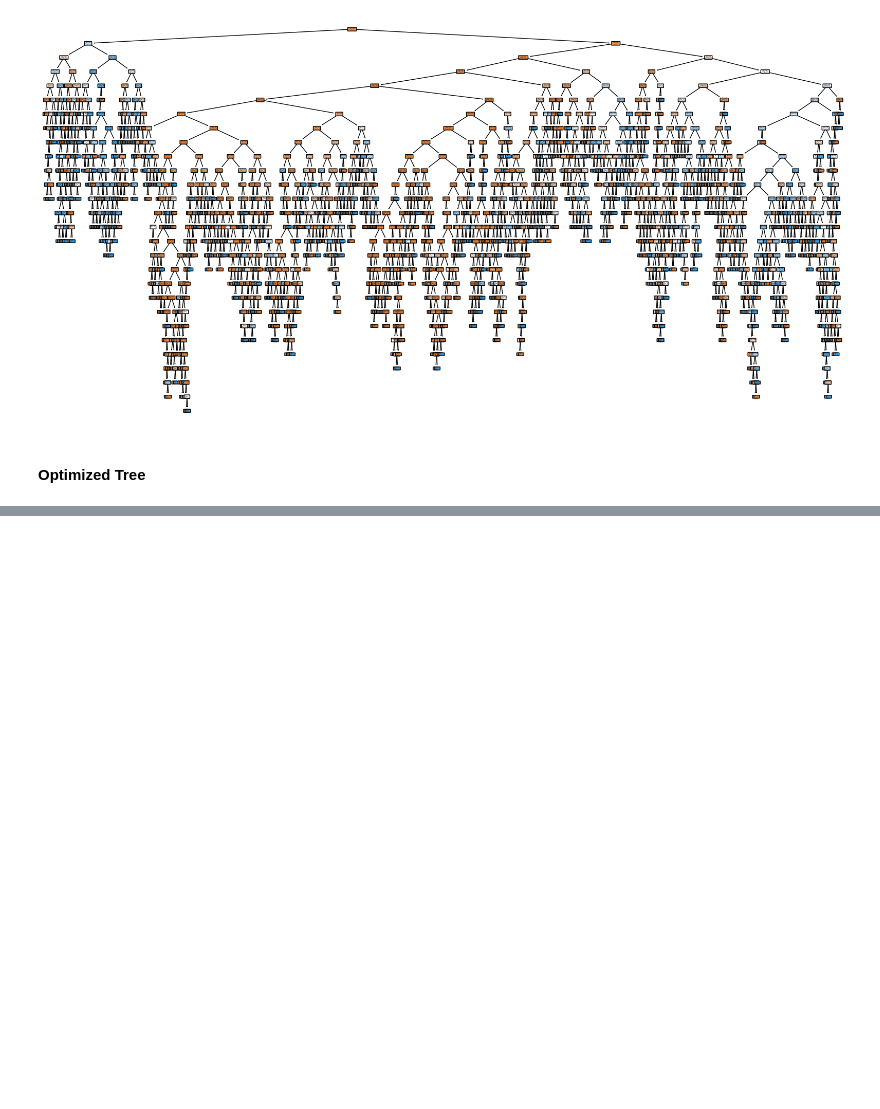
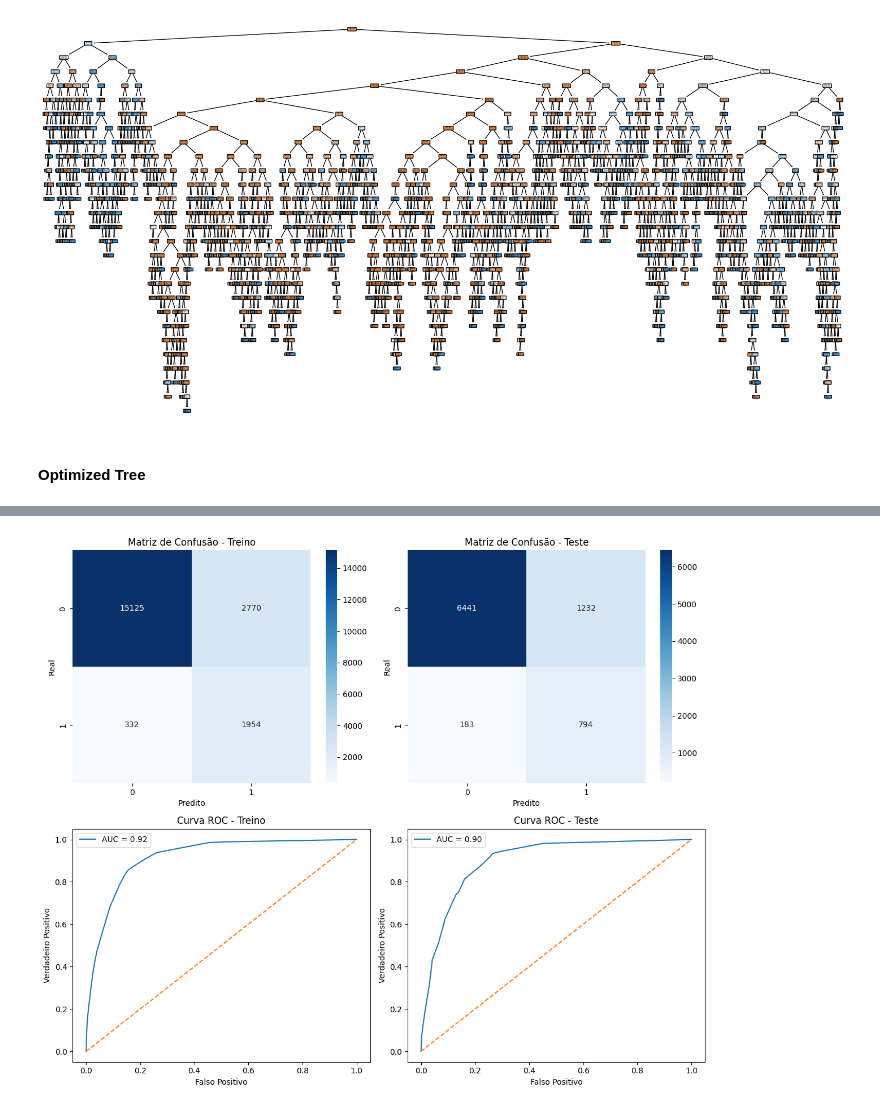
Before and after one commit to DKawaguch/Produto_Bancario, a Jupyter notebook: Bank_Marketing.ipynb, the cells around one changed output, grey strips where cells are left out. Saved outputs shown, nothing was run; the diff lists cells and outputs as text; code cells hidden in the pictures; blank space fills up the shorter version.

Commit message:
Finalização do PRojeto

```diff
--- a/Bank_Marketing.ipynb
+++ b/Bank_Marketing.ipynb
@@ -771,0 +551,95 @@ LEFT JOIN (
+# %%
+def train_prune_plot_decision_tree(df, target_column, random_state=88):
+	# Separar características e alvo
+	X = df.drop(columns=[target_column])
+	y = df[target_column]
+
+	# Dividir os dados em treino e teste
+	X_train, X_test, y_train, y_test = train_test_split(X, y, test_size=0.3, random_state=random_state)
+
+	# Treinar a árvore de decisão inicial
+	initial_tree = DecisionTreeClassifier(random_state=random_state)
+	param_grid = {
+		'criterion': ['gini', 'entropy'],
+		'splitter': ['best', 'random'],
+		'max_depth': [3, 5, 10, None],
+		'min_samples_split': [0.01, 0.05, 2, 5],
+		'min_samples_leaf': [0.01, 0.05, 1, 2, 4],
+		'max_features': ['sqrt', 'log2', None],
+		'class_weight': ['balanced', None]
+	}
+	grid = GridSearchCV(initial_tree, param_grid, cv=5, scoring='roc_auc', n_jobs=-1)
+	grid.fit(X_train, y_train)
+
+	# Melhor modelo encontrado
+	best_tree = grid.best_estimator_
+
+	# Poda da árvore
+	pruned_tree = DecisionTreeClassifier(
+		criterion=best_tree.criterion,
+		splitter=best_tree.splitter,
+		max_depth=5,  # Limitar a profundidade para evitar overfitting
+		min_samples_split=best_tree.min_samples_split,
+		min_samples_leaf=best_tree.min_samples_leaf,
+		max_features=best_tree.max_features,
+		class_weight=best_tree.class_weight,
+		random_state=random_state
+	)
+	pruned_tree.fit(X_train, y_train)
+
+	# Avaliação do modelo
+	y_train_pred = pruned_tree.predict(X_train)
+	y_test_pred = pruned_tree.predict(X_test)
+	y_train_prob = pruned_tree.predict_proba(X_train)[:, 1]
+	y_test_prob = pruned_tree.predict_proba(X_test)[:, 1]
+
+	# Plots
+	fig, axs = plt.subplots(2, 2, figsize=(12, 10))
+
+	# Matriz de confusão - Treino
+	sns.heatmap(confusion_matrix(y_train, y_train_pred), annot=True, fmt='d', cmap='Blues', ax=axs[0, 0])
+	axs[0, 0].set_title('Matriz de Confusão - Treino')
+	axs[0, 0].set_xlabel('Predito')
+	axs[0, 0].set_ylabel('Real')
+
+	# Matriz de confusão - Teste
+	sns.heatmap(confusion_matrix(y_test, y_test_pred), annot=True, fmt='d', cmap='Blues', ax=axs[0, 1])
+	axs[0, 1].set_title('Matriz de Confusão - Teste')
+	axs[0, 1].set_xlabel('Predito')
+	axs[0, 1].set_ylabel('Real')
+
+	# Curva ROC - Treino
+	fpr_train, tpr_train, _ = roc_curve(y_train, y_train_prob)
+	roc_auc_train = auc(fpr_train, tpr_train)
+	axs[1, 0].plot(fpr_train, tpr_train, label=f'AUC = {roc_auc_train:.2f}')
+	axs[1, 0].plot([0, 1], [0, 1], linestyle='--')
+	axs[1, 0].set_title('Curva ROC - Treino')
+	axs[1, 0].set_xlabel('Falso Positivo')
+	axs[1, 0].set_ylabel('Verdadeiro Positivo')
+	axs[1, 0].legend()
+
+	# Curva ROC - Teste
+	fpr_test, tpr_test, _ = roc_curve(y_test, y_test_prob)
+	roc_auc_test = auc(fpr_test, tpr_test)
+	axs[1, 1].plot(fpr_test, tpr_test, label=f'AUC = {roc_auc_test:.2f}')
+	axs[1, 1].plot([0, 1], [0, 1], linestyle='--')
+	axs[1, 1].set_title('Curva ROC - Teste')
+	axs[1, 1].set_xlabel('Falso Positivo')
+	axs[1, 1].set_ylabel('Verdadeiro Positivo')
+	axs[1, 1].legend()
+
+	plt.tight_layout()
+	plt.show()
+
+	# Plot da árvore de decisão
+	plt.figure(figsize=(20, 10))
+	plot_tree(pruned_tree, filled=True, feature_names=X.columns, class_names=['No', 'Yes'], rounded=True)
+	plt.title('Árvore de Decisão Podada')
+	plt.show()
+
+	return pruned_tree
+
+# Aplicar a função ao dataframe
+final_tree = train_prune_plot_decision_tree(df_pca, 'y')
+# %% [output]
+[figure, added]
```
Also changed, not shown: parts of 7 cells of this notebook.
